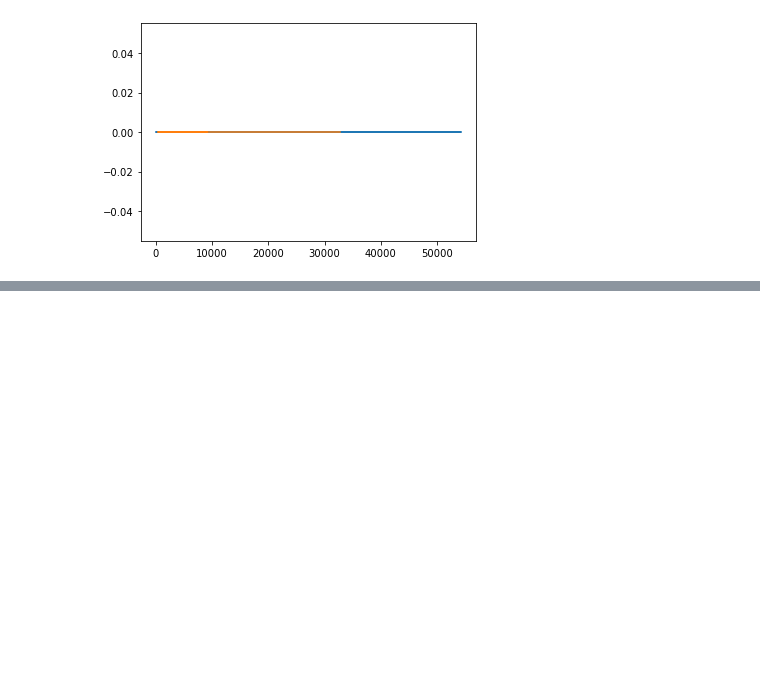
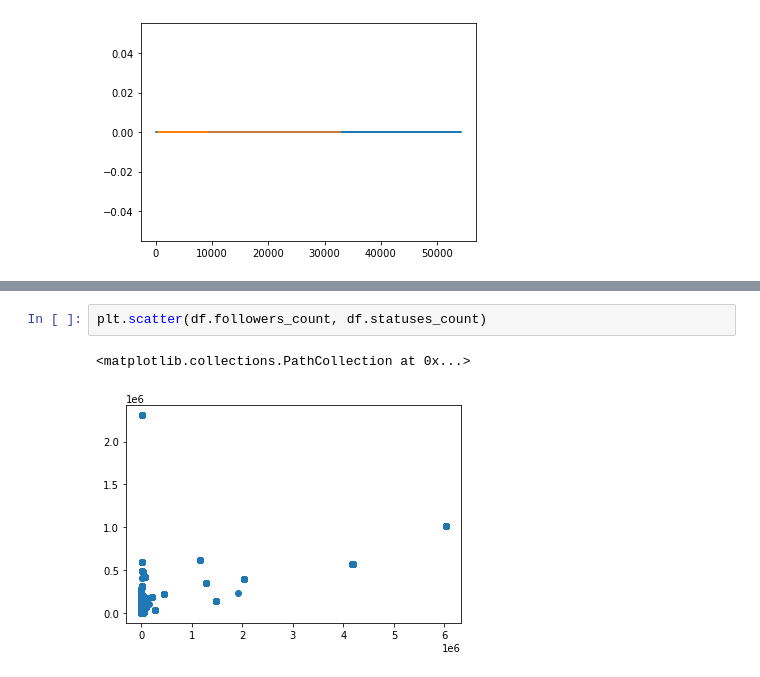
Before and after one commit to Ammon21/Twitter-Data-Analysis, a Jupyter notebook: Notebook/Twitter-Data-Exploration.ipynb, the cells around one changed output, grey strips where cells are left out. Drawn from its saved outputs; the diff is of its cells as text; blank space fills up the shorter version.

```diff
--- a/Notebook/Twitter-Data-Exploration.ipynb
+++ b/Notebook/Twitter-Data-Exploration.ipynb
@@ -348,0 +361,5 @@ I have realized that america has the most number of status count on this univari
+# %%
+plt.scatter(df.followers_count, df.statuses_count)
+# %% [output]
+<matplotlib.collections.PathCollection at 0x...>
+[figure, added]
```
Also changed, not shown: parts of 3 cells of this notebook.
